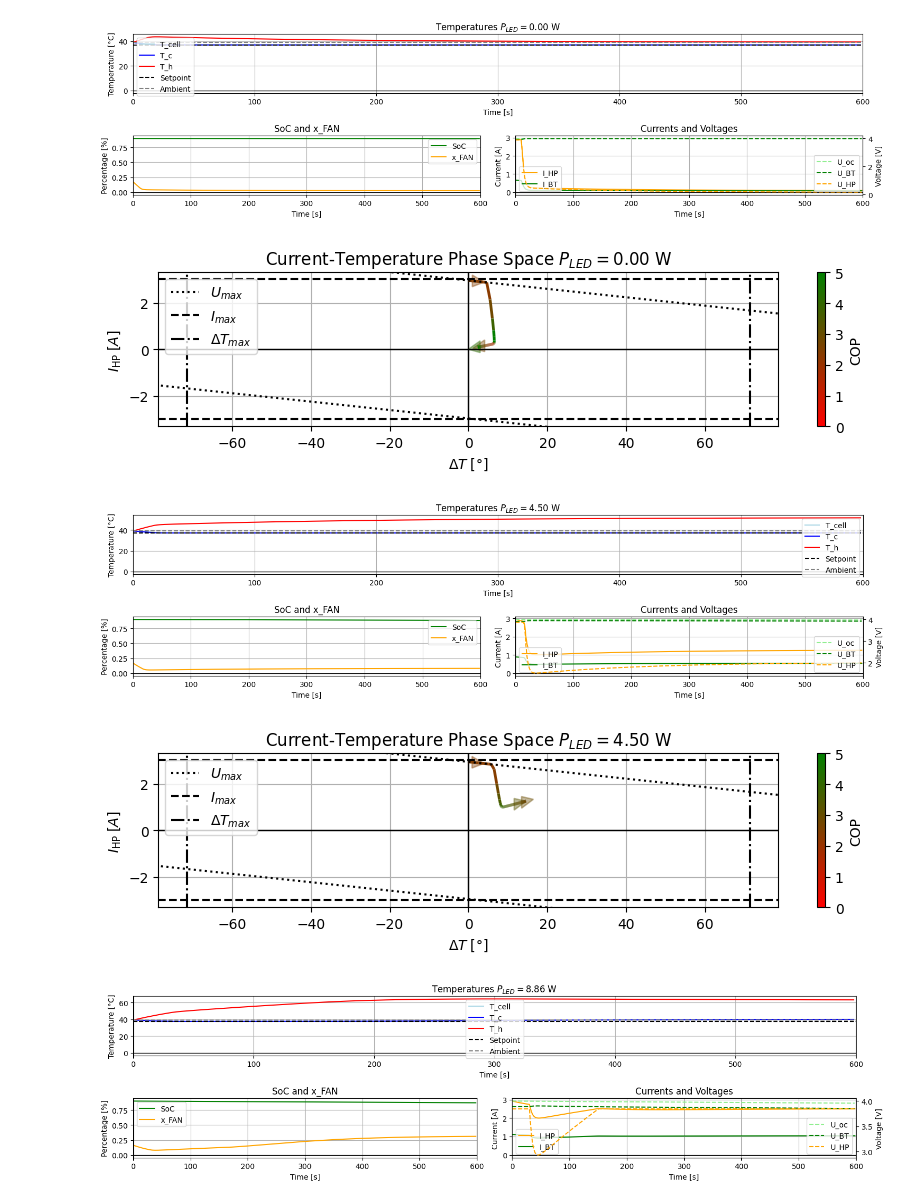
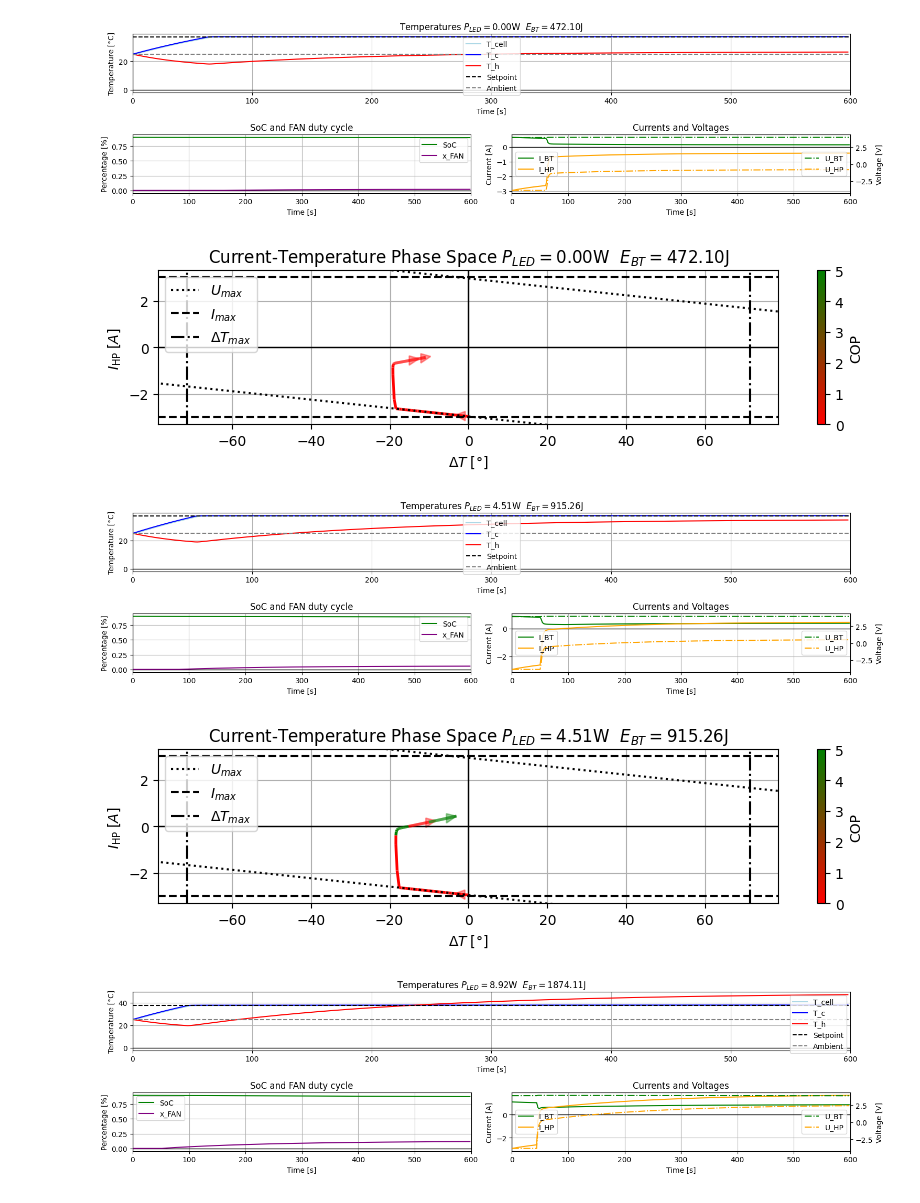
Before and after one commit to Jackmastro/Semester_Project, a Jupyter notebook: notebooks/main_simulation.ipynb, the cells around one changed output. Cells and saved outputs as stored; diff of their text form; code cells hidden in the pictures.

```diff
--- a/notebooks/main_simulation.ipynb
+++ b/notebooks/main_simulation.ipynb
@@ -27,7 +27,7 @@ dt_disc = 0.0
 setpoint_T_cell = conv_temp(37.0, 'C', 'K') # K
 
 # Initial conditions
-T_amb0 = conv_temp(39.0, 'C', 'K') # K
+T_amb0 = conv_temp(25.0, 'C', 'K') # K
 x0 = np.array([0.9, T_amb0, T_amb0])
 
 LEDpar = LEDparams()
@@ -73,37 +73,42 @@ for traj in range(num_traj):
     r2 = 10
     R = np.array([[r1, 0 ],
                   [0,  r2]])
     lqr_controller = LQRController_cont(model, setpoint_Tc, A, B, Q, R)
 
     # Save matrices as csv
     # directory = 'C:\\Users\\giaco\\Git_Repositories\\Semester_Thesis_1\\data\\state_space\\'
     # type = 'continuous'
     # model.save_linearized_model(directory, type)
     # type = 'discrete'
     # model.save_linearized_model(directory, type, Ts=dt_disc)
 
     # Simulation
     sim = Simulation(model=model, controller=lqr_controller, dt=dt_sim, time_span=time_span)
 
     # Run the simulation
     results = sim.run()
     results['simulation_id'] = traj
     simulation_results.append(results)
 
     # Plot
     P_LED = np.mean(results["U_BT"].to_numpy()) * I_LED * x_LED_tot # W
-    title = r"$P_{LED} =$" + f"{P_LED:.2f} W"
-    titles.append(title)
+    title_P_LED = r"$P_{LED} =$" + f"{P_LED:.2f}W"
+    E_BT_tot = np.trapezoid(results["U_BT"].to_numpy() * results["I_BT"].to_numpy(), results["time"].to_numpy()) # J
+    title_E_BT = r"$E_{BT} =$" + f"{E_BT_tot:.2f}J"
+    title = title_P_LED + "  " + title_E_BT
+
+    titles.append(title_P_LED)
+
     sim.plot_time_results(title)
     sim.plot_current_temperature(title)
 
 # All results
 all_results_df = pd.concat(
     [df.assign(simulation_id=i) for i, df in enumerate(simulation_results)]
 ).set_index(['simulation_id', 'time']) # MultiIndex
 # %% [output]
-[figure, old version]
+[figure, new version]
-[figure, old version]
+[figure, new version]
-[figure, old version]
+[figure, new version]
-[figure, old version]
+[figure, new version]
-[figure, old version]
+[figure, new version]
```
Also changed, not shown: parts of 2 cells of this notebook, 2 other files.
